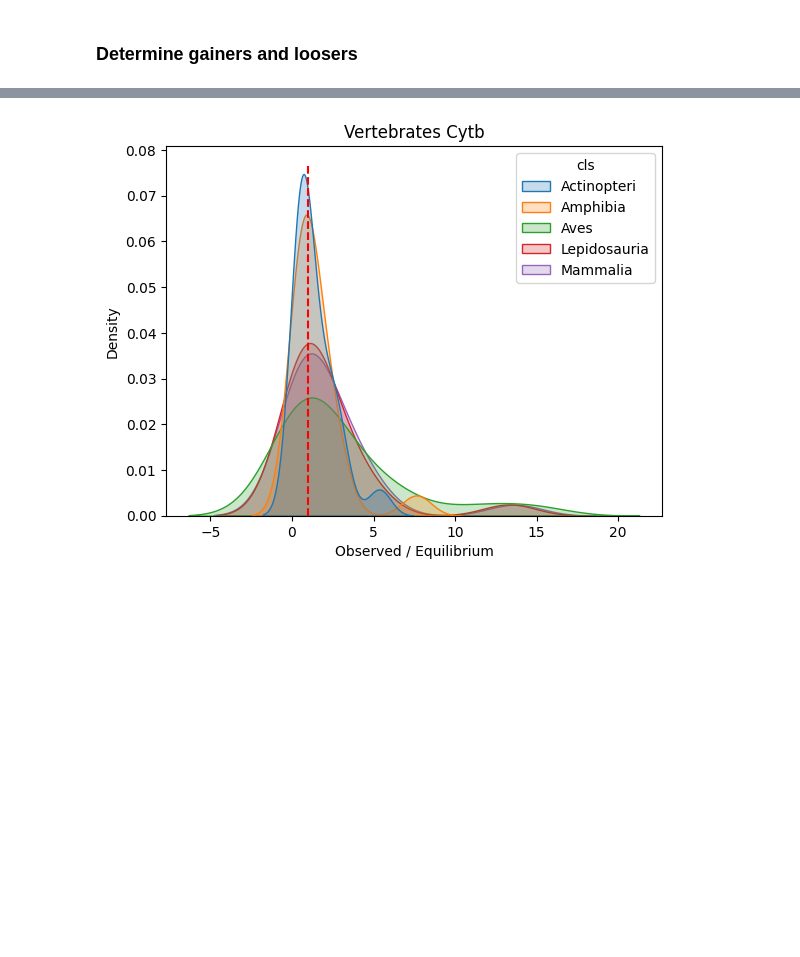
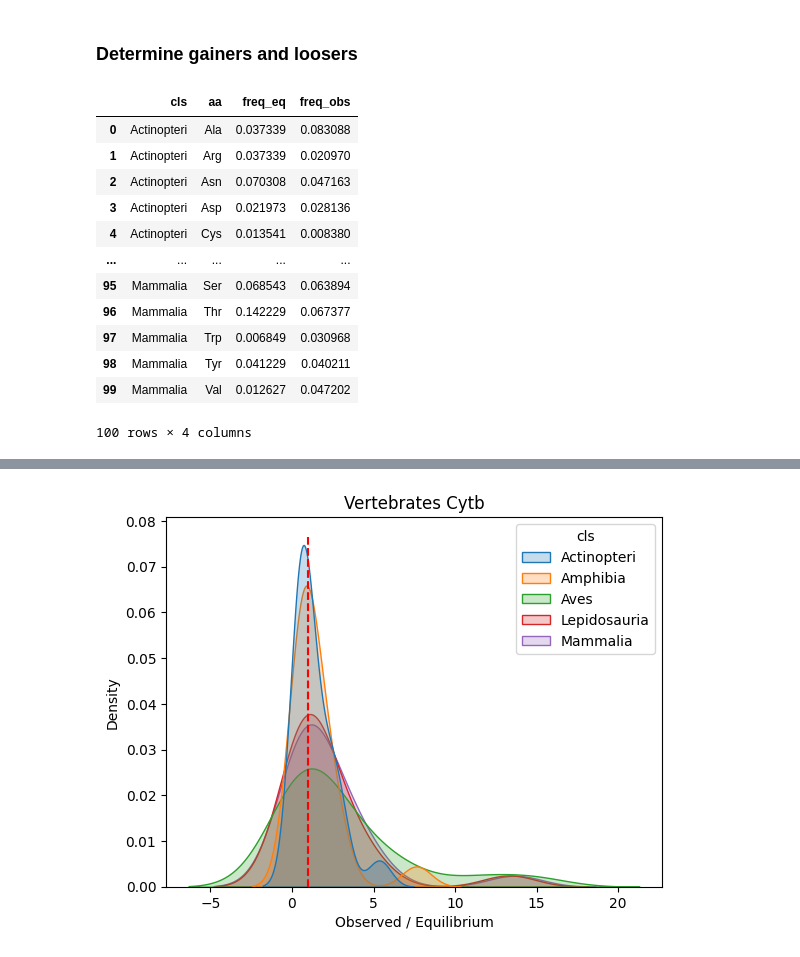
Before and after one commit to mitoclub/AminoAcidShift, a Jupyter notebook: eq_freqs/prepare_data_for_aa_shift.ipynb, the cells around one changed output, grey strips where cells are left out. Saved outputs shown, nothing was run; the diff lists cells and outputs as text; code cells hidden in the pictures; blank space fills up the shorter version.

```diff
--- a/eq_freqs/prepare_data_for_aa_shift.ipynb
+++ b/eq_freqs/prepare_data_for_aa_shift.ipynb
@@ -525,3 +410,20 @@ Aves: 0.06, p-value: 0.81
 [figure]
 # %% [markdown]
 ### Determine gainers and loosers
+# %%
+df_aa.merge(obs_aa_freqs.groupby(['cls', 'aa']).freq.mean().reset_index(),
+                                on=['cls','aa'], suffixes=('_eq', '_obs'))
+# %% [output]
+|  | cls | aa | freq_eq | freq_obs |
+| 0 | Actinopteri | Ala | 0.037339 | 0.083088 |
+| 1 | Actinopteri | Arg | 0.037339 | 0.020970 |
+| 2 | Actinopteri | Asn | 0.070308 | 0.047163 |
+| 3 | Actinopteri | Asp | 0.021973 | 0.028136 |
+| 4 | Actinopteri | Cys | 0.013541 | 0.008380 |
+| ... | ... | ... | ... | ... |
+| 95 | Mammalia | Ser | 0.068543 | 0.063894 |
+| 96 | Mammalia | Thr | 0.142229 | 0.067377 |
+| 97 | Mammalia | Trp | 0.006849 | 0.030968 |
+| 98 | Mammalia | Tyr | 0.041229 | 0.040211 |
+| 99 | Mammalia | Val | 0.012627 | 0.047202 |
+100 rows × 4 columns
```
Also changed, not shown: parts of 17 cells of this notebook, 4 other files.
